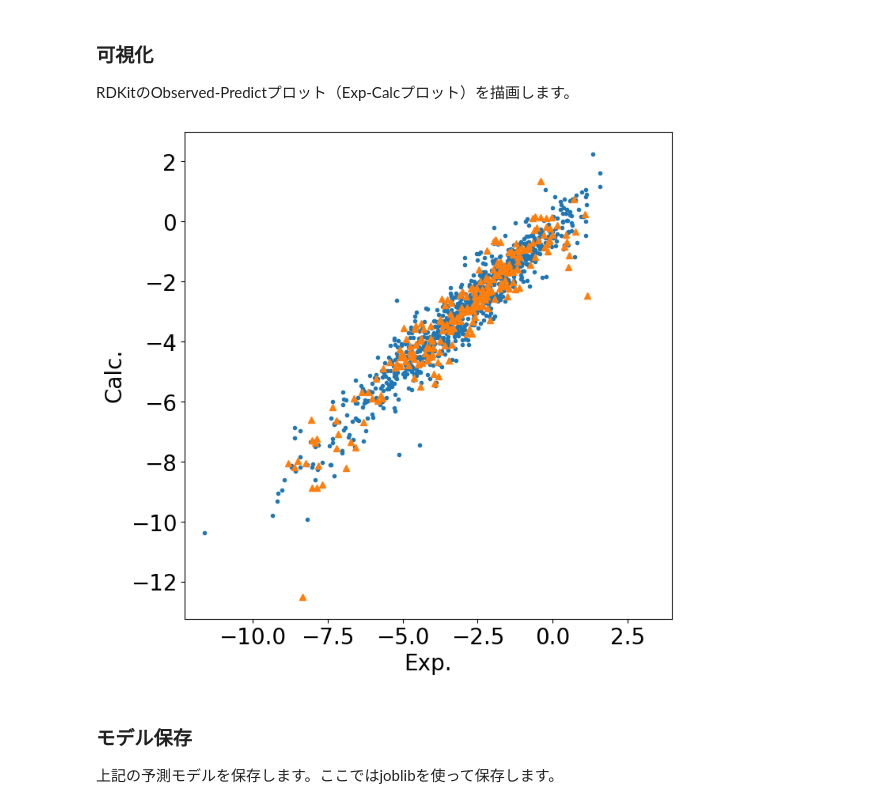
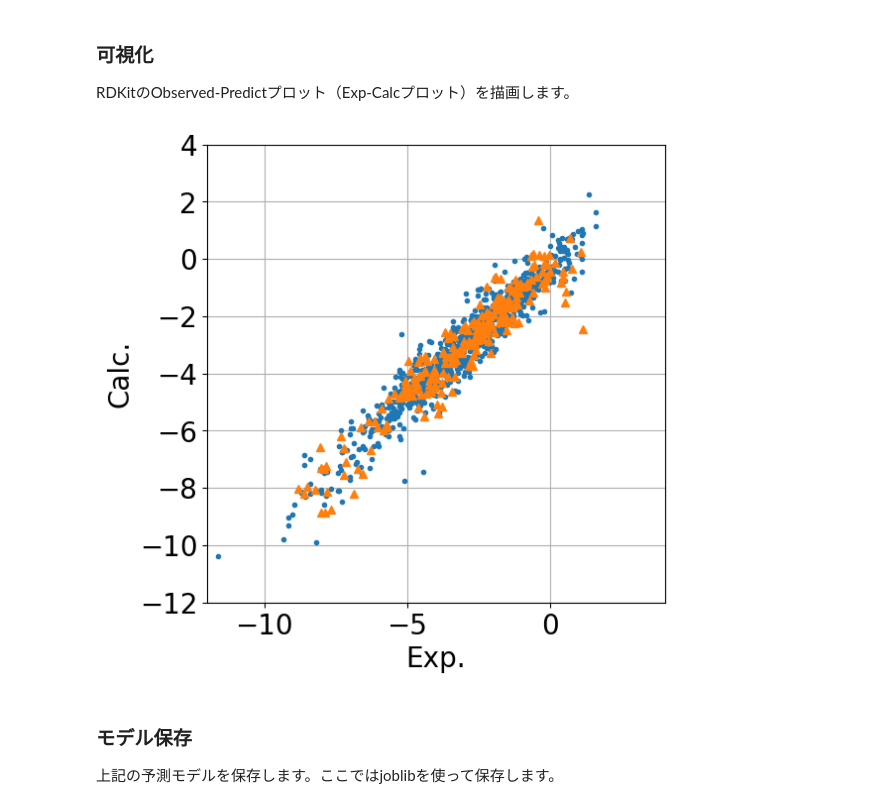
Before and after one commit to ARIM-Academy/Advanced_Tutorial_4, a Jupyter notebook: 3_Solubility.ipynb, the cells around one changed output. Cells and saved outputs as stored; diff of their text form; code cells hidden in the pictures.

```diff
--- a/3_Solubility.ipynb
+++ b/3_Solubility.ipynb
@@ -505,17 +486,24 @@ RDKit記述子の場合は学習データでR2スコアが0.92、検証データ
 ### 可視化
 RDKitのObserved-Predictプロット（Exp-Calcプロット）を描画します。
 # %%
+plt.figure(figsize=(6,6))
+
 plt.plot(ytrain, ycalc, '.')
 plt.plot(ytest, ypred, '^')
-plt.plot()
+#plt.plot()
 
 plt.axis('square')
 plt.xlabel('Exp.')
 plt.ylabel('Calc.')
-plt.savefig('./results/9.3-yyplot-rdkitpls.jpg')
+
+plt.xlim(-12,4)
+plt.ylim(-12,4)
+plt.grid()
+
+#plt.savefig('./results/9.3-yyplot-rdkitpls.jpg')
 plt.show()
 # %% [output]
-[figure, old version]
+[figure, new version]
 # %% [markdown]
 ### モデル保存
 上記の予測モデルを保存します。ここではjoblibを使って保存します。
```
Also changed, not shown: parts of 5 cells of this notebook, 4 other files.
